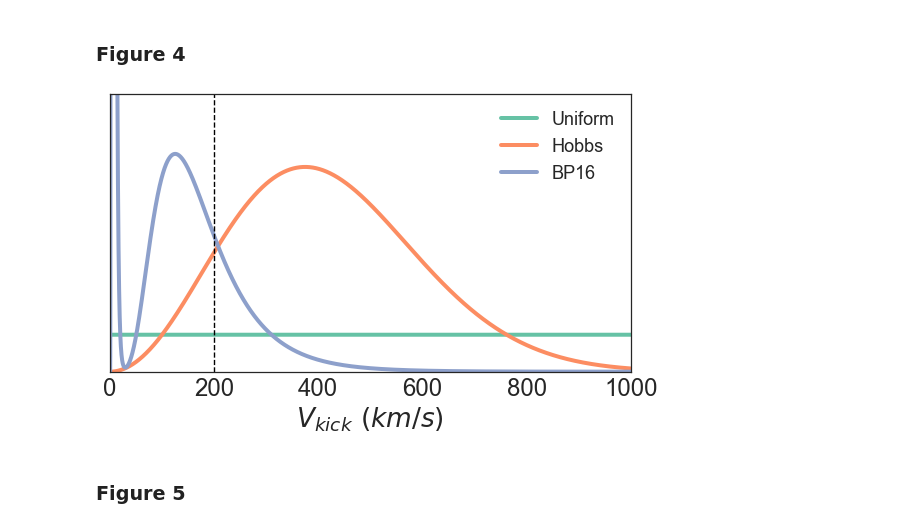
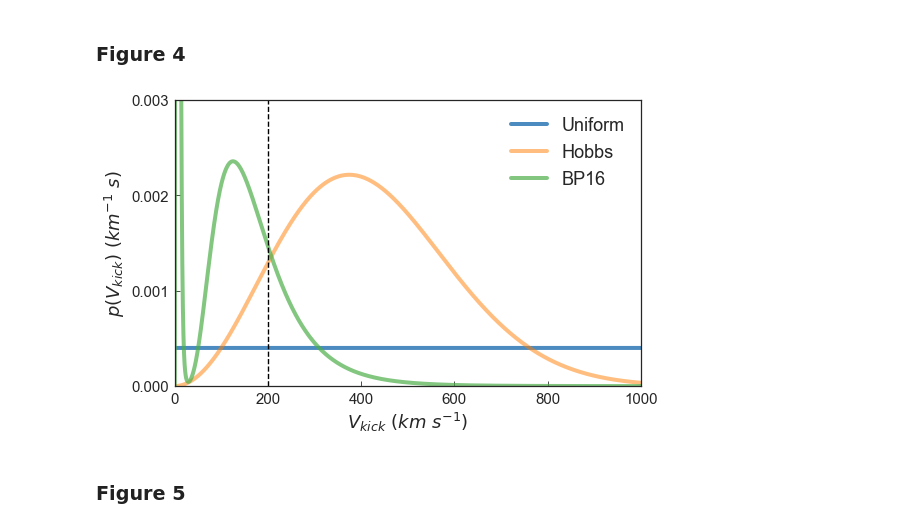
Before and after one commit to astro-traj/astro-traj, a Jupyter notebook: plots_final.ipynb, the cells around one changed output. Drawn from its saved outputs; the diff is of its cells as text; code cells hidden in the pictures.

```diff
--- a/plots_final.ipynb
+++ b/plots_final.ipynb
@@ -26,6 +26,11 @@ import brewer2mpl
 # brewer2mpl.get_map args: set name  set type  number of colors
 bmap = brewer2mpl.get_map('Set2', 'qualitative', 7)
 colors = bmap.mpl_colors
+
+
+CB_colors = ['#377eb8', '#ff7f00', '#4daf4a',
+                  '#f781bf', '#a65628', '#984ea3',
+                  '#999999', '#e41a1c', '#dede00']
 # %% [markdown]
 ### Read in data from a particular input sampling
 # %%
@@ -43,0 +80,17 @@ df.loc[:,'Vfinal'] = pd.to_numeric(df['Vfinal'])
+# %%
+fig = plt.figure(figsize=(7,7))
+sns.set_style("white")
+
+gs = gridspec.GridSpec(5,5)
+
+ax = fig.add_subplot(gs[:,:])
+
+x = df_temp.R[:20000]
+y = df_temp.Rmerge[:20000]
+
+ax.scatter(x, y, s=2, color='k')
+ax.set_xlim(0,10)
+ax.set_ylim(0,10)
+
+ax.set_xlabel('$R_{birth}\ (kpc)$', fontsize=20)
+ax.set_ylabel('$R_{merge}\ (kpc)$', fontsize=20)
@@ -314,13 +398,13 @@ def r_hernquist(samps):
 
 
 # dictionaries for plotting
-lim_dict={'Vkick': (0,1000), 'Mhe': (df['Mns'].min(),8), 'Apre': (0.1,10), 'Apost': (0.1), \
+lim_dict={'Vkick': (0,1000), 'Vsys': (0,1000), 'Mhe': (df['Mns'].min(),8), 'Apre': (0.1,10), 'Apost': (0.1), \
           'Apre_Apost': (0.5,2), 'R': (0.1,10), 'R_proj': (0,10), 'Rmerge': (2.2,10), 'Tmerge': (0,14)}
 
-lbl_dict={'Vkick': '$V_{kick}\ (km/s)$', 'R': '$R_{SN}\ (kpc)$', 'R_proj': '$R_{SN,proj}\ (kpc)$', \
+lbl_dict={'Vkick': '$V_{kick}\ (km\ s^{-1})$', 'R': '$R_{SN}\ (kpc)$', 'R_proj': '$R_{SN,proj}\ (kpc)$', \
           'Mhe': '$M_{He}\ (M_{\odot})$', 'Apre': '$A_{pre}\ (R_{\odot})$', 'Apost': '$A_{post}\ (R_{\odot})$', \
           'Apre_Apost': '$A_{pre}/A_{post}$', 'Tmerge': '$T_{delay}\ (Gyr)$', \
-          'Rmerge': '$R_{merge}\ (kpc)$',  'Rmerge_proj': '$R_{merge,proj}\ (kpc)$'}
+          'Rmerge': '$R_{merge}\ (kpc)$',  'Rmerge_proj': '$R_{merge,proj}\ (kpc)$', 'Vsys': '$V_{sys}\ (km/s)$'}
 
 samp_dict={'Vkick': vkick_uniform, \
             'Mhe': mhe_uniform, \
@@ -330,35 +414,39 @@ samp_dict={'Vkick': vkick_uniform, \
 # %%
 fig = plt.figure(figsize=(8,5))
 gs = gridspec.GridSpec(4,4, wspace=0.1, hspace=0.1, bottom=0.2)
 ss = 10000
 
 ax = fig.add_subplot(gs[0:4,0:4])
 
 samps = np.linspace(lim_dict['Vkick'][0], lim_dict['Vkick'][1], ss)
 
 # plot flat kicks
-ax.plot(samps, vkick_uniform(samps), color=colors[0], lw=4, alpha=1, label='Uniform')
+ax.plot(samps, vkick_uniform(samps), color=CB_colors[0], lw=4, label='Uniform', alpha=0.9)
 
 # plot hobbs kicks
-ax.plot(samps, vkick_hobbs(samps), color=colors[1], lw=4, alpha=1, label='Hobbs')
+ax.plot(samps, vkick_hobbs(samps), color=CB_colors[1], lw=4, label='Hobbs', alpha=0.5)
 
 # plot beniamini kicks
 pop_1 = 0.6*vkick_beniamini(samps, 5)
 pop_2 = 0.4*vkick_beniamini(samps, 158)
-ax.plot(samps, pop_1+pop_2, color=colors[2], lw=4, alpha=1, label='BP16')
+ax.plot(samps, pop_1+pop_2, color=CB_colors[2], lw=4, label='BP16', alpha=0.7)
 
 ax.set_xlim(0,1000)
 ax.set_ylim(0,0.003)
-ax.set_xlabel(lbl_dict['Vkick'])
-ax.set_yticks([])
+ax.set_xlabel(lbl_dict['Vkick'], fontsize=18)
+ax.set_ylabel('$p(V_{kick})\ (km^{-1}\ s)$', fontsize=18)
+ax.set_yticks([0,1e-3,2e-3,3e-3])
+#ax.set_yticks([])
 ax.legend(loc='upper right', prop={'size': 18})
 
 ax.axvline(200, color='k', linestyle='--')
 
+ax.tick_params(labelsize=15, axis='both', which='major', direction='in', length=5)
+
 gs.tight_layout(fig)
 plt.savefig('kick_dist.pdf', format='pdf', dpi=300)
 # %% [output]
-[figure, old version]
+[figure, new version]
 # %% [markdown]
 ### Figure 5
 # %%
```
Also changed, not shown: parts of 23 cells of this notebook.
